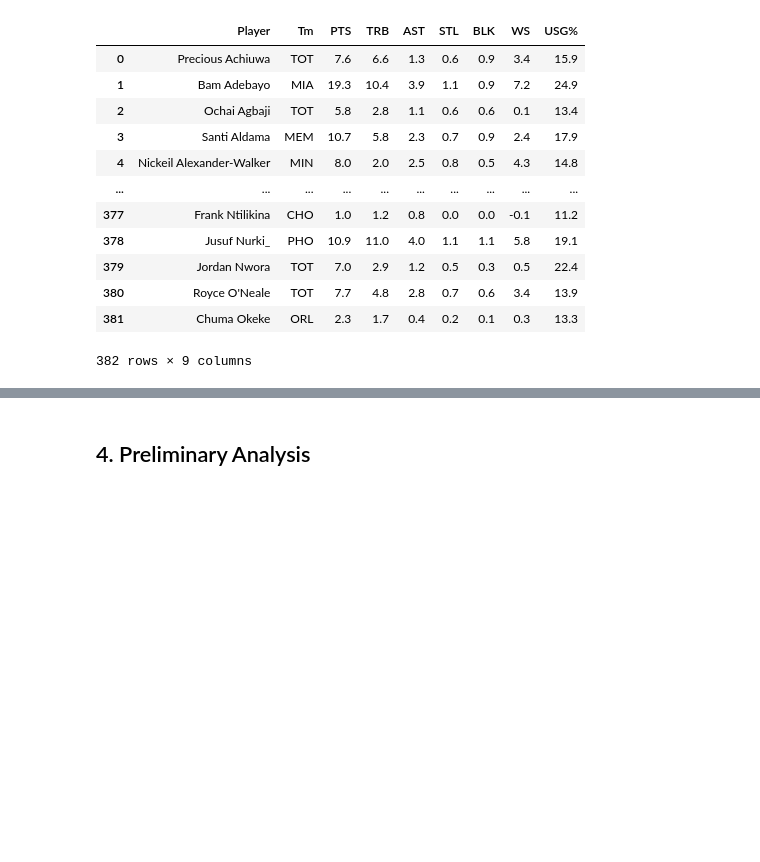
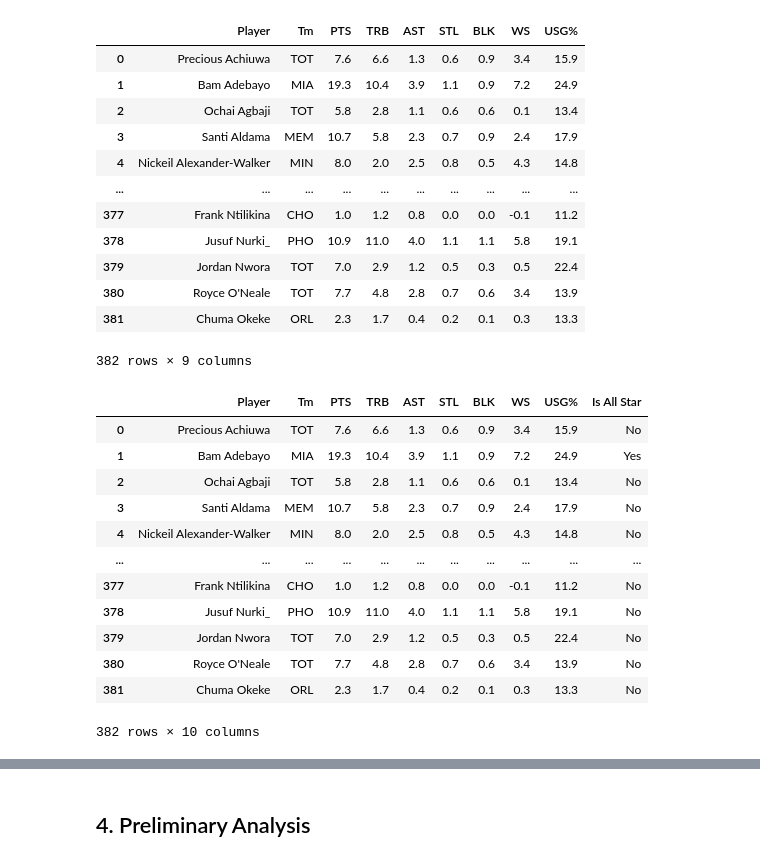
Before and after one commit to shray3420/stat207-final-project, a Jupyter notebook: Final_Project_ShrayAlbertJustin.ipynb, the cells around one changed output, grey strips where cells are left out. Drawn from its saved outputs; the diff is of its cells as text; code cells hidden in the pictures; blank space fills up the shorter version.

```diff
--- a/Final_Project_ShrayAlbertJustin.ipynb
+++ b/Final_Project_ShrayAlbertJustin.ipynb
@@ -201,3 +201,21 @@ final_df
 | 380 | Royce O'Neale | TOT | 7.7 | 4.8 | 2.8 | 0.7 | 0.6 | 3.4 | 13.9 |
 | 381 | Chuma Okeke | ORL | 2.3 | 1.7 | 0.4 | 0.2 | 0.1 | 0.3 | 13.3 |
 382 rows × 9 columns
+# %%
+allstars= ["Bam Adebayo", "Giannis Antetokounmpo", "Tyrese Haliburton", "Damian Lillard", "Jayson Tatum", "Paolo Banchero", "Scottie Barnes", "Jaylen Brown", "Jalen Brunson", "Tyrese Maxey", "Donovan Mitchell", "Julius Randle", "Trae Young", "Joel Embiid", "Karl-Anthony Towns", "Kawhi Leonard", "Paul George", "Anthony Edwards", "Anthony Davis", "Stephen Curry", "Devin Booker", "Nikola Joki_", "LeBron James", "Shai Gilgeous-Alexander", "Kevin Durant", "Luka Don_i_"]
+final_df['Is All Star'] = final_df['Player'].isin(allstars).replace({True: 'Yes', False: 'No'})
+final_df
+# %% [output]
+|  | Player | Tm | PTS | TRB | AST | STL | BLK | WS | USG% | Is All Star |
+| 0 | Precious Achiuwa | TOT | 7.6 | 6.6 | 1.3 | 0.6 | 0.9 | 3.4 | 15.9 | No |
+| 1 | Bam Adebayo | MIA | 19.3 | 10.4 | 3.9 | 1.1 | 0.9 | 7.2 | 24.9 | Yes |
+| 2 | Ochai Agbaji | TOT | 5.8 | 2.8 | 1.1 | 0.6 | 0.6 | 0.1 | 13.4 | No |
+| 3 | Santi Aldama | MEM | 10.7 | 5.8 | 2.3 | 0.7 | 0.9 | 2.4 | 17.9 | No |
+| 4 | Nickeil Alexander-Walker | MIN | 8.0 | 2.0 | 2.5 | 0.8 | 0.5 | 4.3 | 14.8 | No |
+| ... | ... | ... | ... | ... | ... | ... | ... | ... | ... | ... |
+| 377 | Frank Ntilikina | CHO | 1.0 | 1.2 | 0.8 | 0.0 | 0.0 | -0.1 | 11.2 | No |
+| 378 | Jusuf Nurki_ | PHO | 10.9 | 11.0 | 4.0 | 1.1 | 1.1 | 5.8 | 19.1 | No |
+| 379 | Jordan Nwora | TOT | 7.0 | 2.9 | 1.2 | 0.5 | 0.3 | 0.5 | 22.4 | No |
+| 380 | Royce O'Neale | TOT | 7.7 | 4.8 | 2.8 | 0.7 | 0.6 | 3.4 | 13.9 | No |
+| 381 | Chuma Okeke | ORL | 2.3 | 1.7 | 0.4 | 0.2 | 0.1 | 0.3 | 13.3 | No |
+382 rows × 10 columns
```
Also changed, not shown: parts of 7 cells of this notebook.
